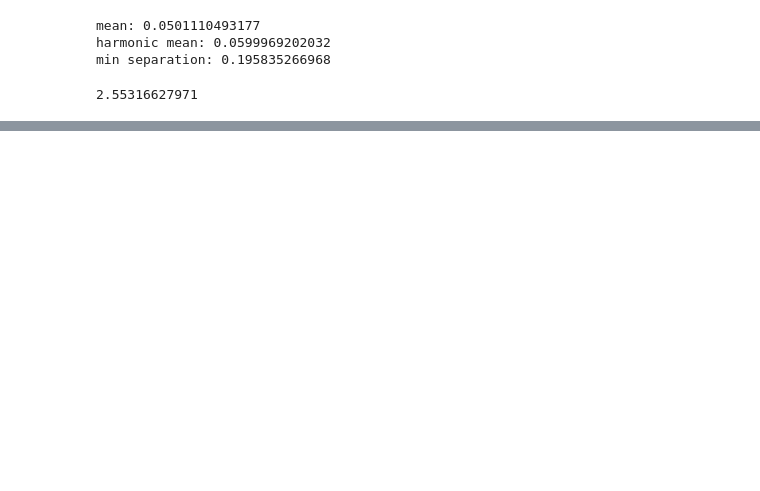
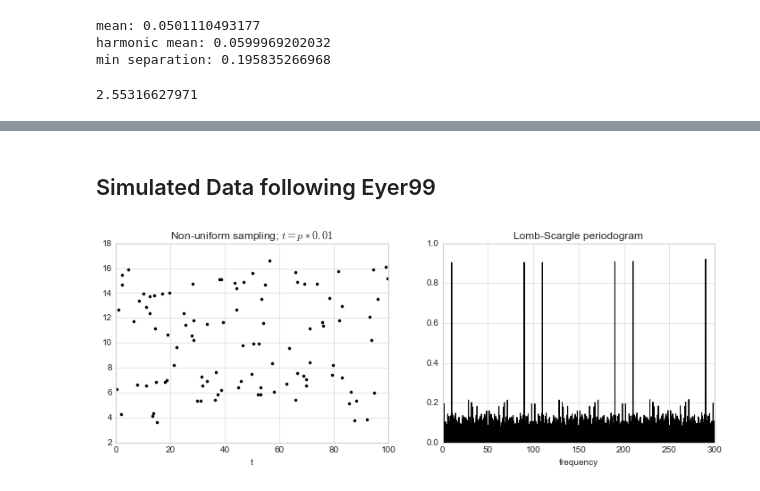
Before and after one commit to jakevdp/PracticalLombScargle, a Jupyter notebook: figures/PseudoNyquist.ipynb, the cells around one changed output, grey strips where cells are left out. Cells and saved outputs as stored; diff of their text form; code cells hidden in the pictures; blank space fills up the shorter version.

Commit message:
Finish pseudo-nyquist discussion

```diff
--- a/figures/PseudoNyquist.ipynb
+++ b/figures/PseudoNyquist.ipynb
@@ -77,0 +115,27 @@ fig.savefig('fig12_pseudo_nyquist.pdf')
+# %% [markdown]
+## Simulated Data following Eyer99
+# %%
+rng = np.random.RandomState(38902)
+
+N = 100
+f0 = 10
+t = 100 * rng.rand(N)
+t = t.round(2)
+y = 10 + 5 * np.sin(2 * np.pi * f0 * t) + rng.randn(N)
+
+freq,  power = LombScargle(t, y, 0.1).autopower(maximum_frequency=300)
+# %%
+fig, ax = plt.subplots(1, 2, figsize=(12, 4))
+
+ax[0].errorbar(t, y, 0.1, fmt='.k', ecolor='lightgray', capsize=0);
+ax[1].plot(freq, power, '-k', rasterized=True)
+ax[1].set_ylim(0, 1);
+
+ax[0].set(title='Non-uniform sampling; $t = p * 0.01$',
+          xlabel='t')
+ax[1].set(title='Lomb-Scargle periodogram',
+          xlabel='frequency')
+
+fig.savefig('fig13_nyquist_eyer99.pdf');
+# %% [output]
+[figure, added]
```
Also changed, not shown: parts of 10 cells of this notebook, 3 other files.
